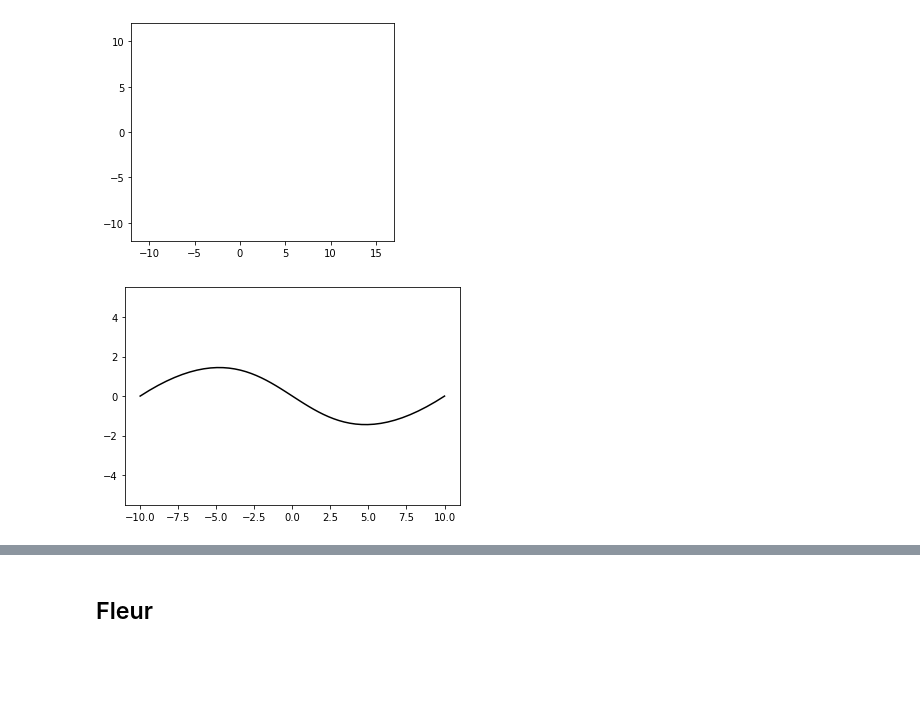
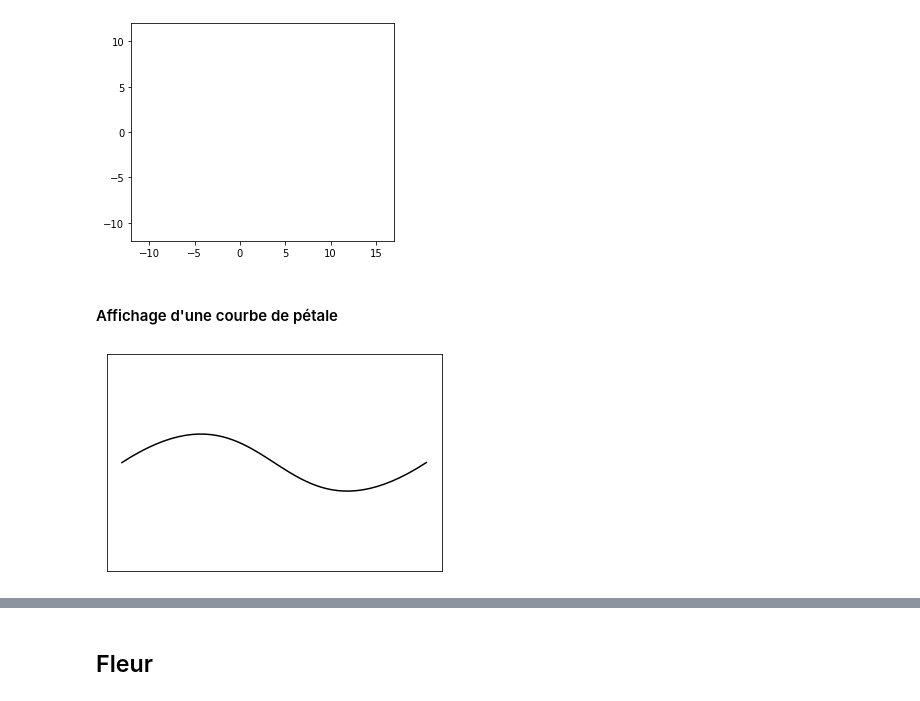
Before and after one commit to aquadzn/dut-informatique, a Jupyter notebook: S3/Modelisation/Projet.ipynb, the cells around one changed output, grey strips where cells are left out. Cells and saved outputs as stored; diff of their text form; code cells hidden in the pictures; blank space fills up the shorter version.

```diff
--- a/S3/Modelisation/Projet.ipynb
+++ b/S3/Modelisation/Projet.ipynb
@@ -73,6 +87,8 @@ plt.ylim(-taille-1, taille+1)
 [figure]
 # %%
 plt.close()
+# %% [markdown]
+#### Affichage d'une courbe de pétale
 # %%
 mat4P1 = np.array([
     [-10, 0],
@@ -82,8 +98,10 @@ mat4P1 = np.array([
 ])
 # %%
 plot_cubic_bezier(mat4P1.T, "k")
+plt.xticks([])
+plt.yticks([])
 plt.show()
 # %% [output]
-[figure, old version]
+[figure, new version]
 # %%
 plt.close()
```
Also changed, not shown: parts of 15 cells of this notebook.
